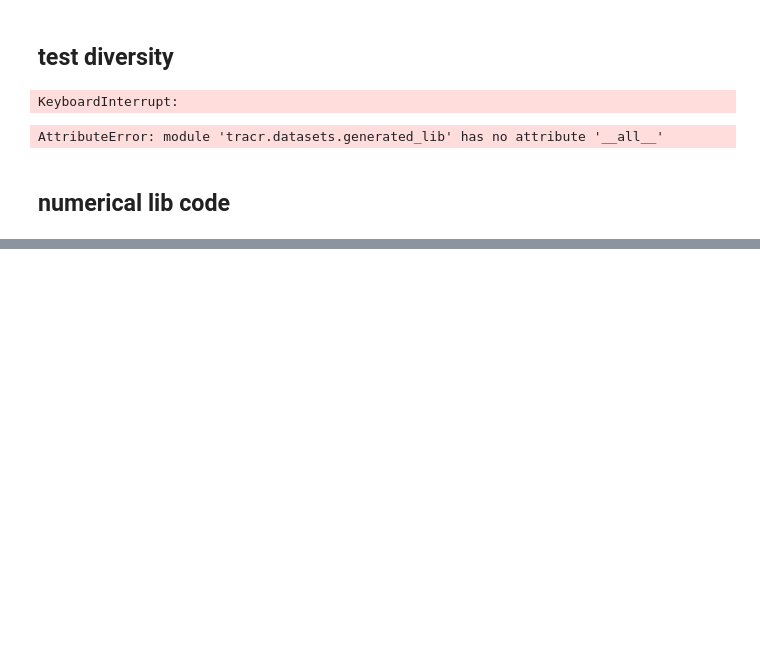
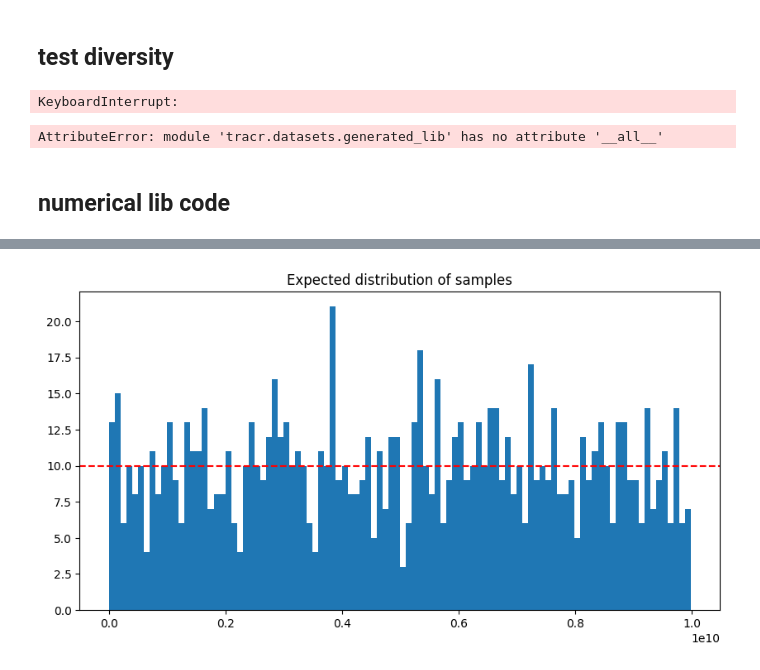
Before and after one commit to 0amp/feature_recovery, a Jupyter notebook: tracr/datasets/generation_code.ipynb, the cells around one changed output, grey strips where cells are left out. Cells and saved outputs as stored; diff of their text form; code cells hidden in the pictures; blank space fills up the shorter version.

```diff
--- a/tracr/datasets/generation_code.ipynb
+++ b/tracr/datasets/generation_code.ipynb
@@ -511,0 +626,21 @@ AttributeError: module 'tracr.datasets.generated_lib' has no attribute 'program_
+# %%
+vocab = {0,1,2,3,4,5,6,7,8,9}
+max_seq_len = 10
+num_samples = 10**3
+seed = 0
+np.random.seed(seed)
+
+samples = []
+for i in range(num_samples):
+    r = np.random.randint(0, 10**10)
+    samples.append(r)
+
+# hist
+expected_per_bin = num_samples / 100
+plt.figure(figsize=(10,5))
+plt.hist(samples, bins=100)
+plt.axhline(expected_per_bin, color='r', linestyle='--')
+plt.title('Expected distribution of samples')
+plt.show()
+# %% [output]
+[figure, added]
```
Also changed, not shown: parts of 15 cells of this notebook, 8 other files.
